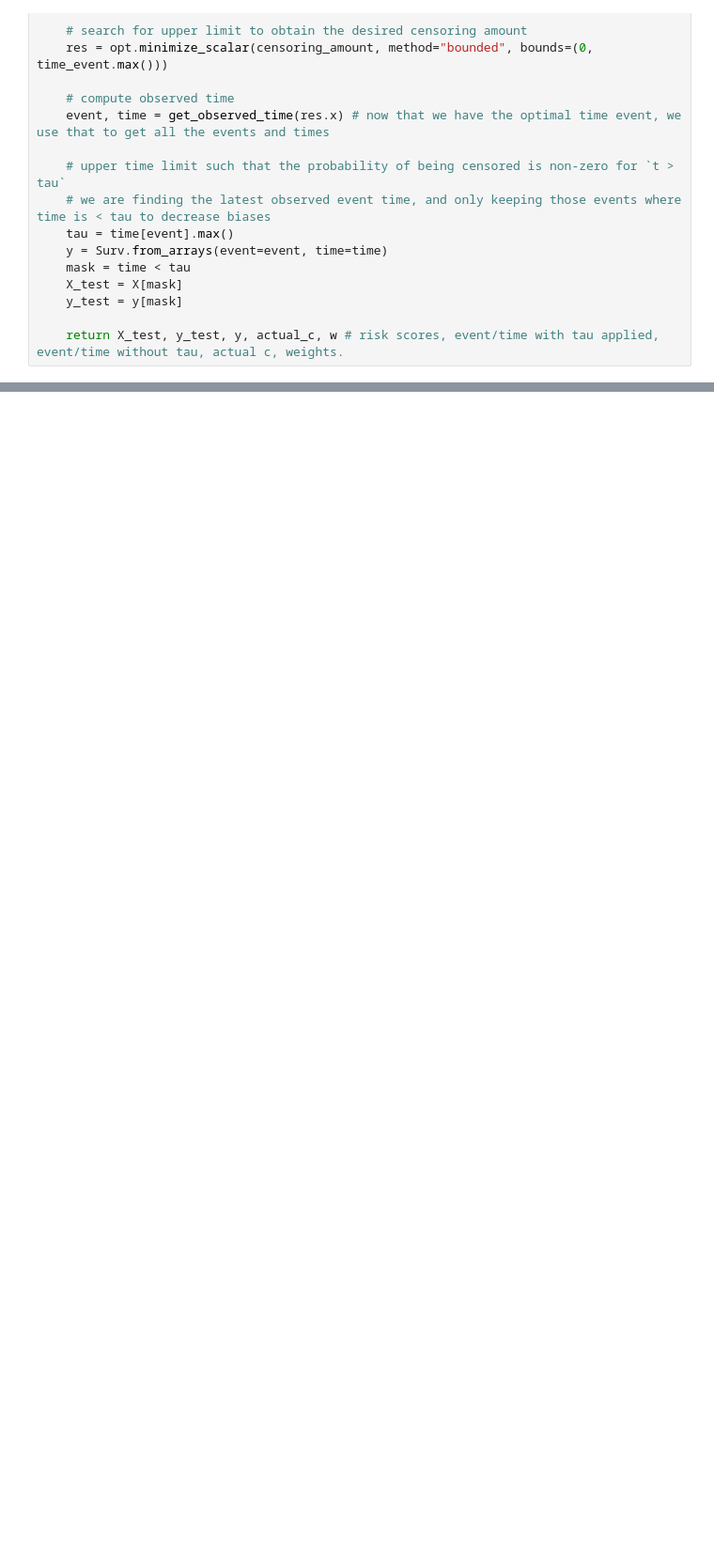
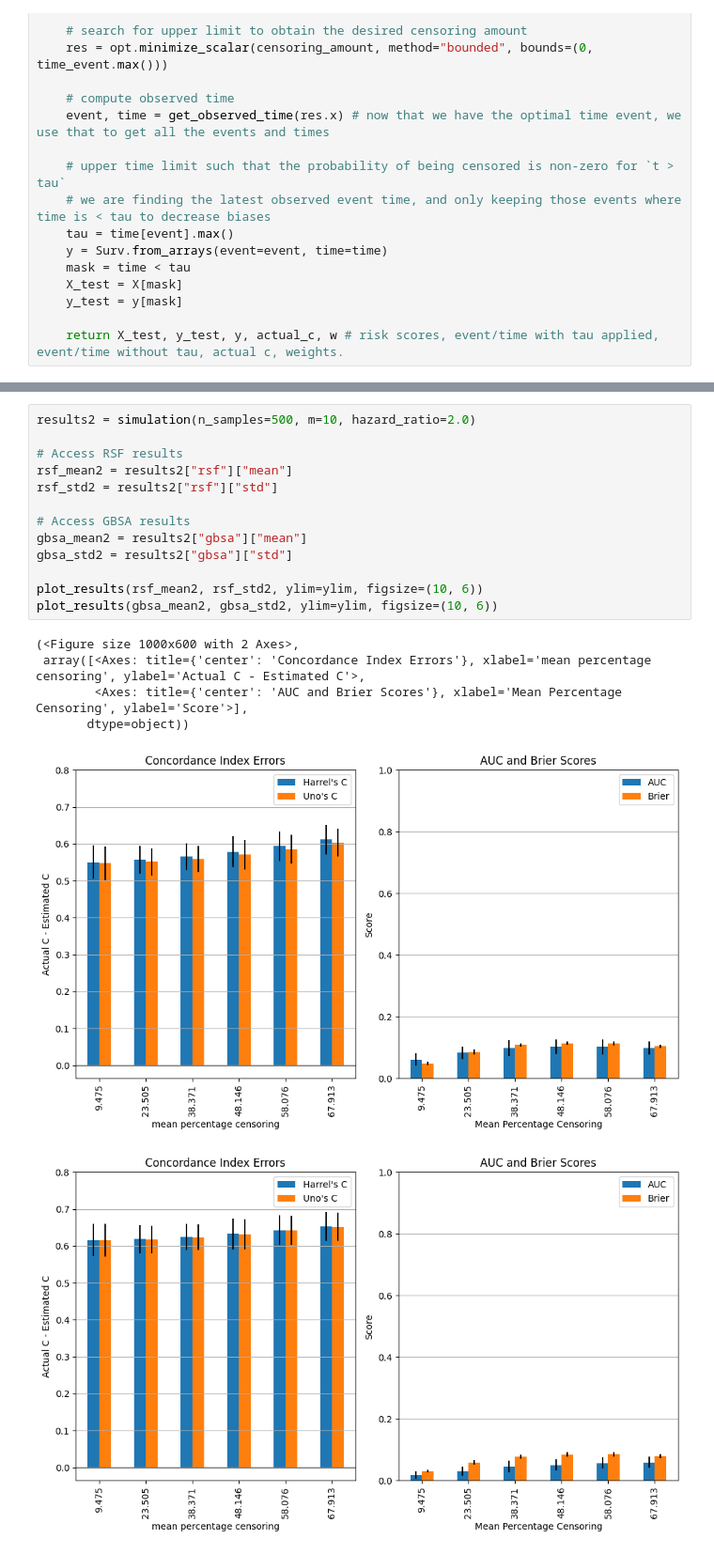
Before and after one commit to buchbindern/SurvivalSimulation, a Jupyter notebook: SimulationTesting.ipynb, the cells around one changed output, grey strips where cells are left out. Shown at 94% size. Drawn from its saved outputs; the diff is of its cells as text; blank space fills up the shorter version.

```diff
--- a/SimulationTesting.ipynb
+++ b/SimulationTesting.ipynb
@@ -176,0 +241,20 @@ plot_results(data_mean, data_std, ylim=ylim, figsize=(10, 6))
+# %%
+results2 = simulation(n_samples=500, m=10, hazard_ratio=2.0)
+
+# Access RSF results
+rsf_mean2 = results2["rsf"]["mean"]
+rsf_std2 = results2["rsf"]["std"]
+
+# Access GBSA results
+gbsa_mean2 = results2["gbsa"]["mean"]
+gbsa_std2 = results2["gbsa"]["std"]
+
+plot_results(rsf_mean2, rsf_std2, ylim=ylim, figsize=(10, 6))
+plot_results(gbsa_mean2, gbsa_std2, ylim=ylim, figsize=(10, 6))
+# %% [output]
+(<Figure size 1000x600 with 2 Axes>,
+ array([<Axes: title={'center': 'Concordance Index Errors'}, xlabel='mean percentage censoring', ylabel='Actual C - Estimated C'>,
+        <Axes: title={'center': 'AUC and Brier Scores'}, xlabel='Mean Percentage Censoring', ylabel='Score'>],
+       dtype=object))
+[figure, added]
+[figure, added]
```
Also changed, not shown: parts of 7 cells of this notebook.
